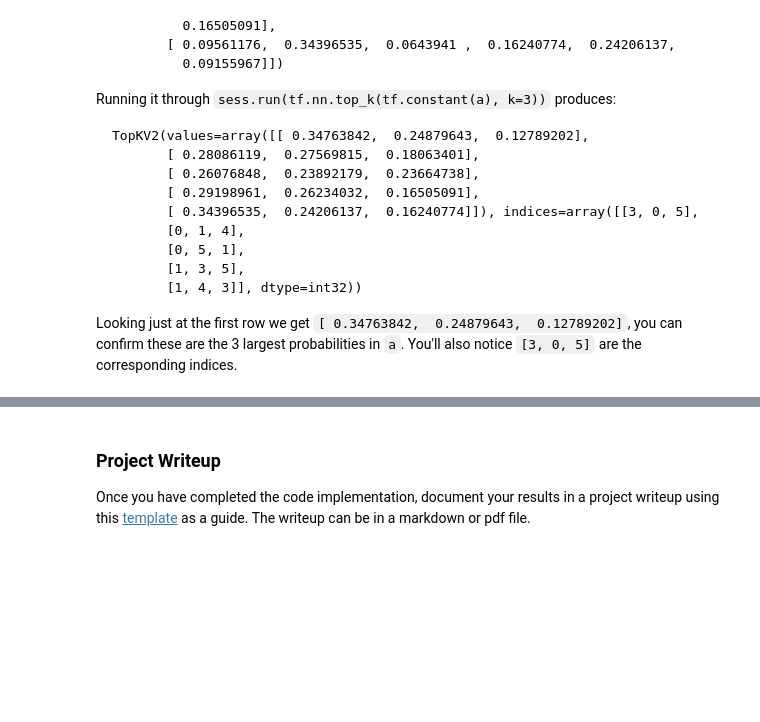
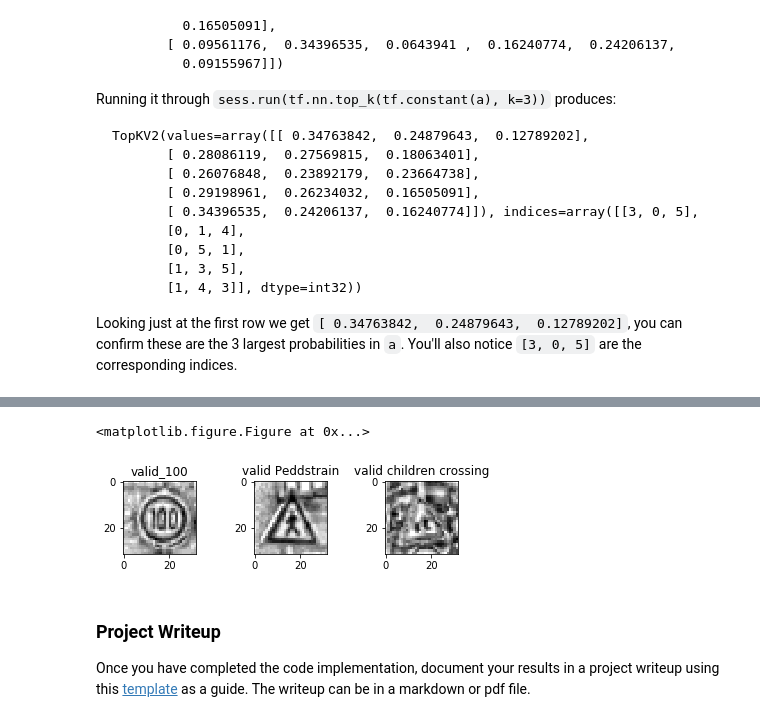
Before and after one commit to chengzg/Traffic_Sign_Classifier, a Jupyter notebook: Traffic_Sign_Classifier.ipynb, the cells around one changed output, grey strips where cells are left out. Cells and saved outputs as stored; diff of their text form; code cells hidden in the pictures; blank space fills up the shorter version.

```diff
--- a/Traffic_Sign_Classifier.ipynb
+++ b/Traffic_Sign_Classifier.ipynb
@@ -985,3 +996,22 @@ ____________________________
+# %%
+plt.figure(figsize=(4,2))
+fig, axs = plt.subplots(1, 3)
+fig.subplots_adjust(wspace =.8)
+test_image7 = get_validation_image(7).squeeze()
+axs[0].set_title("valid_100")
+axs[0].imshow(test_image7, cmap="gray")
+
+test_image27 = get_validation_image(27).squeeze()
+axs[1].set_title("valid Peddstrain")
+axs[1].imshow(test_image27, cmap="gray")
+
+test_image28 = get_validation_image(28).squeeze()
+axs[2].imshow(test_image28, cmap="gray")
+axs[2].set_title("valid children crossing")
+plt.show()
+# %% [output]
+<matplotlib.figure.Figure at 0x...>
+[figure, added]
 # %% [markdown]
 ### Project Writeup
 
```
Also changed, not shown: parts of 15 cells of this notebook, 8 other files.
